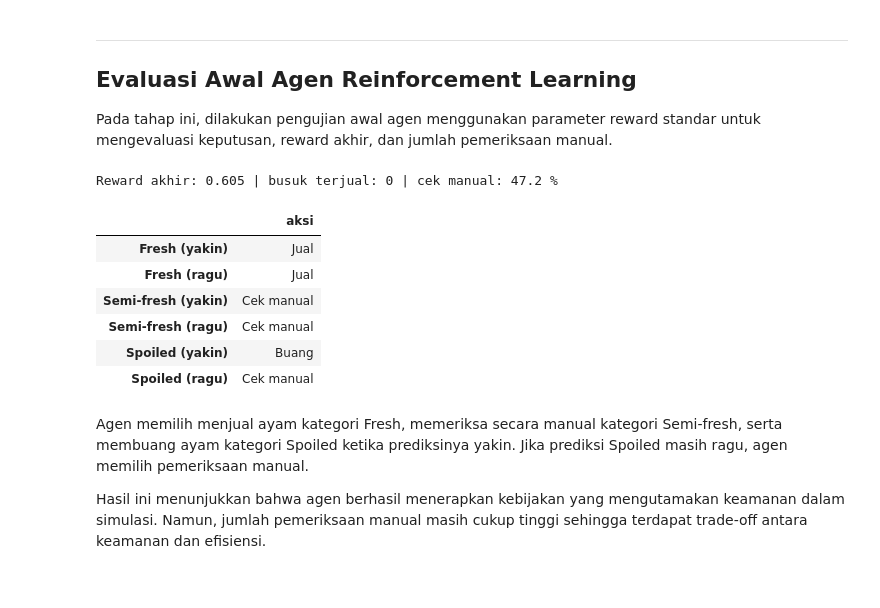
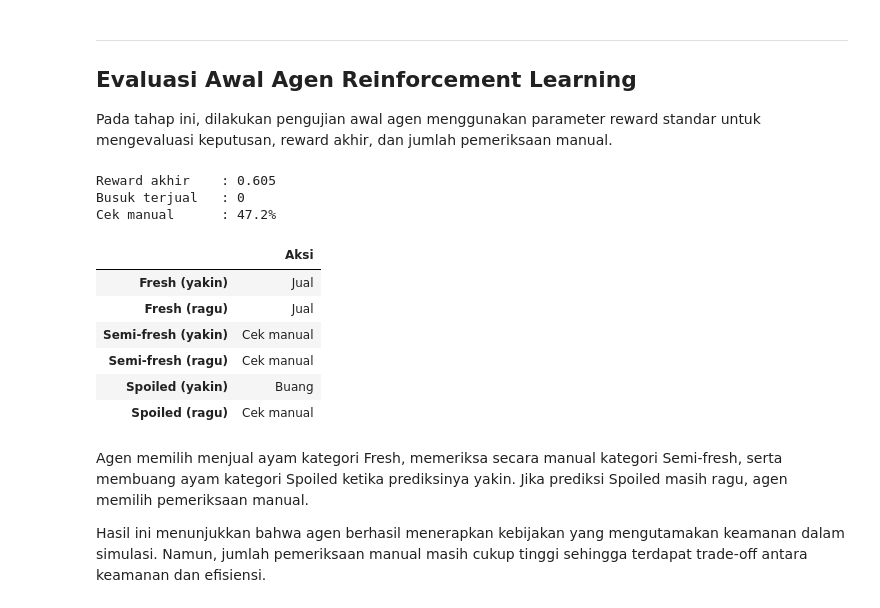
Before and after one commit to MuhammadErlanggaKurniawan/ets-ml2-kelompok, a Jupyter notebook: notebooks/eksperimen_rijal_rl.ipynb, the cells around one changed output. Drawn from its saved outputs; the diff is of its cells as text; code cells hidden in the pictures.

```diff
--- a/notebooks/eksperimen_rijal_rl.ipynb
+++ b/notebooks/eksperimen_rijal_rl.ipynb
@@ -245,13 +334,24 @@ Siap.
 Pada tahap ini, dilakukan pengujian awal agen menggunakan parameter reward standar untuk mengevaluasi keputusan, reward akhir, dan jumlah pemeriksaan manual.
 # %%
 asli = jalankan_agen()
-print("Reward akhir:", asli["reward_akhir"],
-      "| busuk terjual:", asli["busuk_terjual"],
-      "| cek manual:", asli["persen_cek"], "%")
-display(pd.Series(asli["aturan"], name="aksi").to_frame())
+
+print(
+    f"Reward akhir    : {asli['reward_akhir']}\n"
+    f"Busuk terjual   : {asli['busuk_terjual']}\n"
+    f"Cek manual      : {asli['persen_cek']}%"
+)
+
+display(
+    pd.Series(
+        asli["aturan"],
+        name="Aksi"
+    ).to_frame()
+)
 # %% [output]
-Reward akhir: 0.605 | busuk terjual: 0 | cek manual: 47.2 %
+Reward akhir    : 0.605
+Busuk terjual   : 0
+Cek manual      : 47.2%
-|  | aksi |
+|  | Aksi |
 | Fresh (yakin) | Jual |
 | Fresh (ragu) | Jual |
 | Semi-fresh (yakin) | Cek manual |
```
Also changed, not shown: parts of 4 cells of this notebook.
